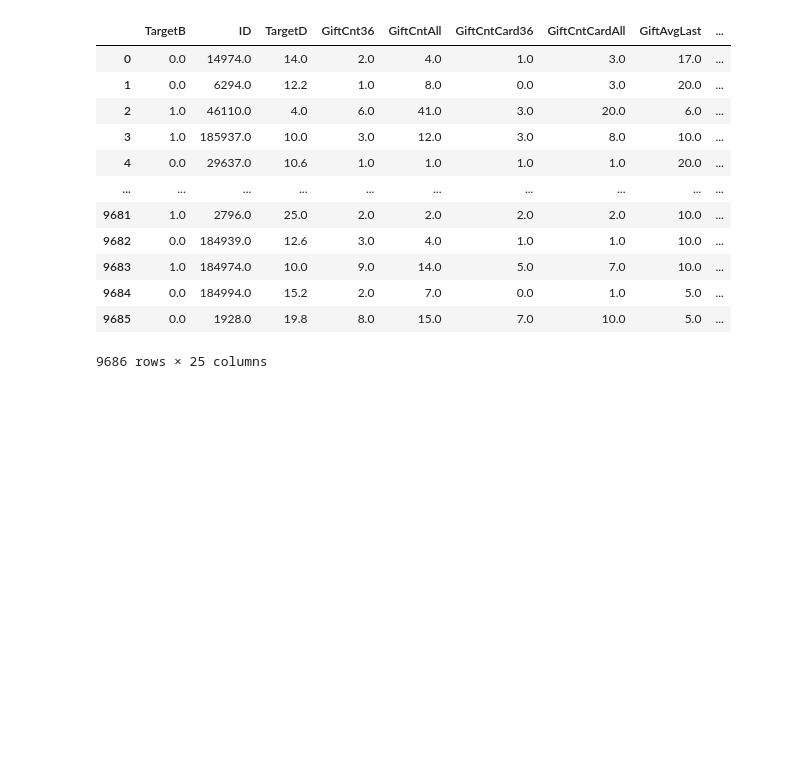
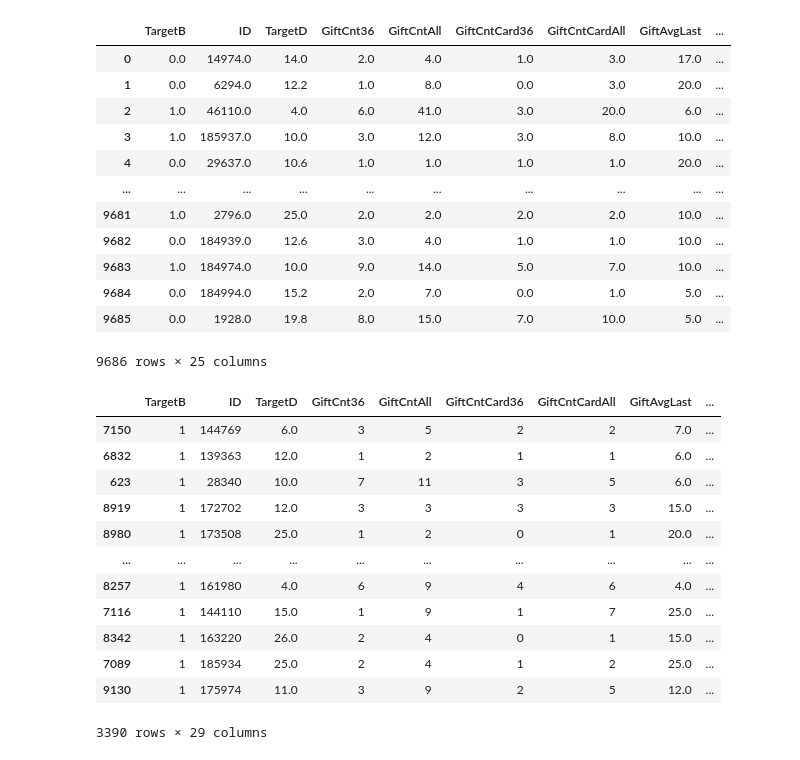
Before and after one commit to bunh0ng/labs_3_4_ml, a Jupyter notebook: Домашнее задание №1/dz.ipynb, the cells around one changed output. Saved outputs shown, nothing was run; the diff lists cells and outputs as text; code cells hidden in the pictures; blank space fills up the shorter version.

```diff
--- a/Домашнее задание №1/dz.ipynb
+++ b/Домашнее задание №1/dz.ipynb
@@ -65,3 +69,34 @@ df_numeric
 | 9684 | 0.0 | 184994.0 | 15.2 | 2.0 | 7.0 | 0.0 | 1.0 | 5.0 | ... |
 | 9685 | 0.0 | 1928.0 | 19.8 | 8.0 | 15.0 | 7.0 | 10.0 | 5.0 | ... |
 9686 rows × 25 columns
+# %%
+categorical_cols = train_df.select_dtypes(include=['object', 'category']).columns
+
+def target_encode(train_df, holdout_df, cat_col, target_col, smoothing=1.0):
+    global_mean = train_df[target_col].mean()
+    agg = train_df.groupby(cat_col)[target_col].agg(['mean', 'count'])
+    smoothing_weights = 1 / (1 + np.exp(-(agg['count'] - smoothing)))
+    smoothed = global_mean * (1 - smoothing_weights) + agg['mean'] * smoothing_weights
+    encoding_map = smoothed.to_dict()
+    train_encoded = train_df[cat_col].map(encoding_map)
+    holdout_encoded = holdout_df[cat_col].map(encoding_map).fillna(global_mean)
+    return train_encoded, holdout_encoded
+
+for col in categorical_cols:
+    train_df[col], holdout_df[col] = target_encode(train_df, holdout_df, col, 'TargetD')
+
+train_df
+# %% [output]
+|  | TargetB | ID | TargetD | GiftCnt36 | GiftCntAll | GiftCntCard36 | GiftCntCardAll | GiftAvgLast | ... |
+| 7150 | 1 | 144769 | 6.0 | 3 | 5 | 2 | 2 | 7.0 | ... |
+| 6832 | 1 | 139363 | 12.0 | 1 | 2 | 1 | 1 | 6.0 | ... |
+| 623 | 1 | 28340 | 10.0 | 7 | 11 | 3 | 5 | 6.0 | ... |
+| 8919 | 1 | 172702 | 12.0 | 3 | 3 | 3 | 3 | 15.0 | ... |
+| 8980 | 1 | 173508 | 25.0 | 1 | 2 | 0 | 1 | 20.0 | ... |
+| ... | ... | ... | ... | ... | ... | ... | ... | ... | ... |
+| 8257 | 1 | 161980 | 4.0 | 6 | 9 | 4 | 6 | 4.0 | ... |
+| 7116 | 1 | 144110 | 15.0 | 1 | 9 | 1 | 7 | 25.0 | ... |
+| 8342 | 1 | 163220 | 26.0 | 2 | 4 | 0 | 1 | 15.0 | ... |
+| 7089 | 1 | 185934 | 25.0 | 2 | 4 | 1 | 2 | 25.0 | ... |
+| 9130 | 1 | 175974 | 11.0 | 3 | 9 | 2 | 5 | 12.0 | ... |
+3390 rows × 29 columns
```
Also changed, not shown: parts of 3 cells of this notebook.
